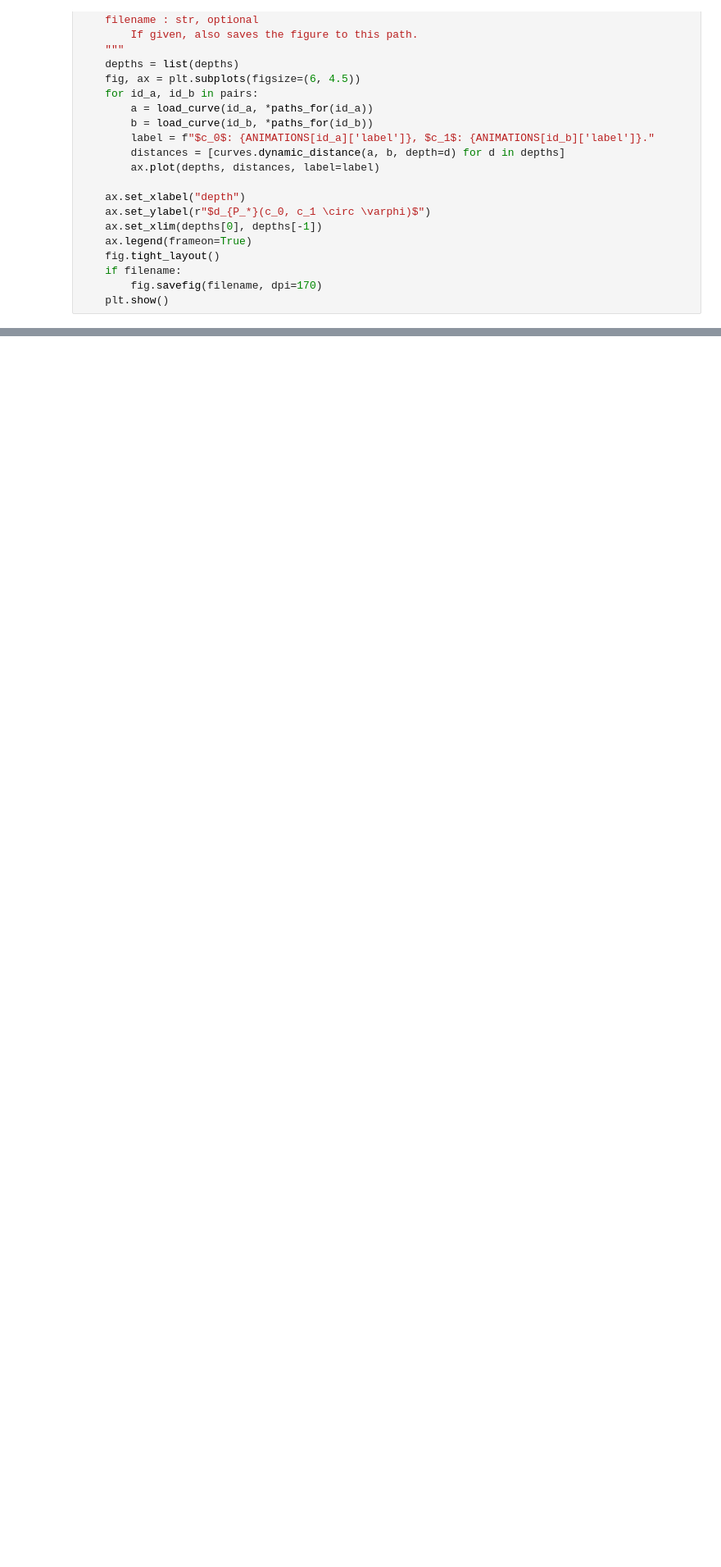
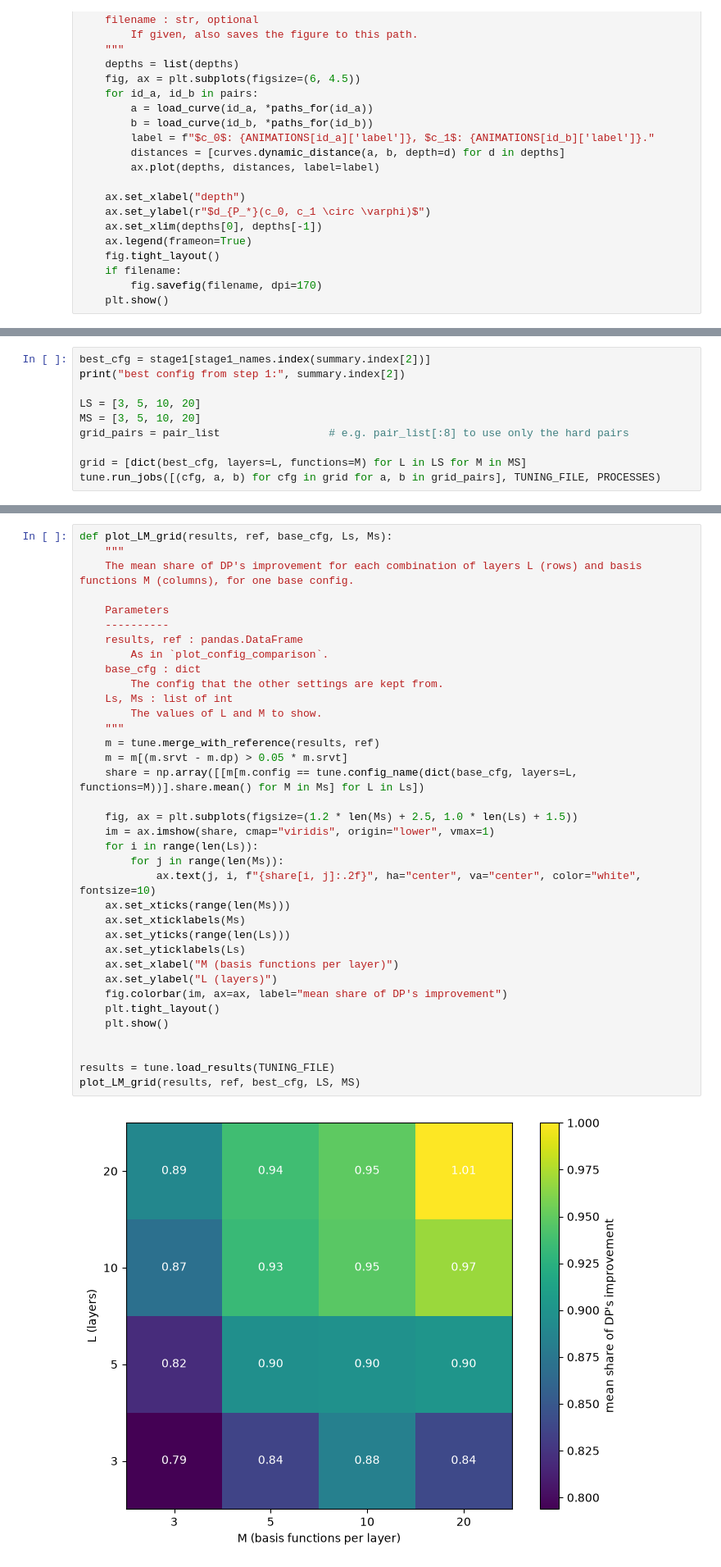
Before and after one commit to theaboge/Project, a Jupyter notebook: notebooks/explore.ipynb, the cells around one changed output, grey strips where cells are left out. Shown at 82% size. Saved outputs shown, nothing was run; the diff lists cells and outputs as text; blank space fills up the shorter version.

```diff
--- a/notebooks/explore.ipynb
+++ b/notebooks/explore.ipynb
@@ -251,0 +465,10 @@ plot_convergence_paper_style([(18, 21), (18, 13), (18, 4)], depths=range(1, 9))
+# %%
+best_cfg = stage1[stage1_names.index(summary.index[2])]
+print("best config from step 1:", summary.index[2])
+
+LS = [3, 5, 10, 20]
+MS = [3, 5, 10, 20]
+grid_pairs = pair_list                 # e.g. pair_list[:8] to use only the hard pairs
+
+grid = [dict(best_cfg, layers=L, functions=M) for L in LS for M in MS]
+tune.run_jobs([(cfg, a, b) for cfg in grid for a, b in grid_pairs], TUNING_FILE, PROCESSES)
@@ -251,0 +478,38 @@ plot_convergence_paper_style([(18, 21), (18, 13), (18, 4)], depths=range(1, 9))
+# %%
+def plot_LM_grid(results, ref, base_cfg, Ls, Ms):
+    """
+    The mean share of DP's improvement for each combination of layers L (rows) and basis functions M (columns), for one base config.
+
+    Parameters
+    ----------
+    results, ref : pandas.DataFrame
+        As in `plot_config_comparison`.
+    base_cfg : dict
+        The config that the other settings are kept from.
+    Ls, Ms : list of int
+        The values of L and M to show.
+    """
+    m = tune.merge_with_reference(results, ref)
+    m = m[(m.srvt - m.dp) > 0.05 * m.srvt]
+    share = np.array([[m[m.config == tune.config_name(dict(base_cfg, layers=L, functions=M))].share.mean() for M in Ms] for L in Ls])
+
+    fig, ax = plt.subplots(figsize=(1.2 * len(Ms) + 2.5, 1.0 * len(Ls) + 1.5))
+    im = ax.imshow(share, cmap="viridis", origin="lower", vmax=1)
+    for i in range(len(Ls)):
+        for j in range(len(Ms)):
+            ax.text(j, i, f"{share[i, j]:.2f}", ha="center", va="center", color="white", fontsize=10)
+    ax.set_xticks(range(len(Ms)))
+    ax.set_xticklabels(Ms)
+    ax.set_yticks(range(len(Ls)))
+    ax.set_yticklabels(Ls)
+    ax.set_xlabel("M (basis functions per layer)")
+    ax.set_ylabel("L (layers)")
+    fig.colorbar(im, ax=ax, label="mean share of DP's improvement")
+    plt.tight_layout()
+    plt.show()
+
+
+results = tune.load_results(TUNING_FILE)
+plot_LM_grid(results, ref, best_cfg, LS, MS)
+# %% [output]
+[figure, added]
```
Also changed, not shown: parts of 21 cells of this notebook, 19 other files.
